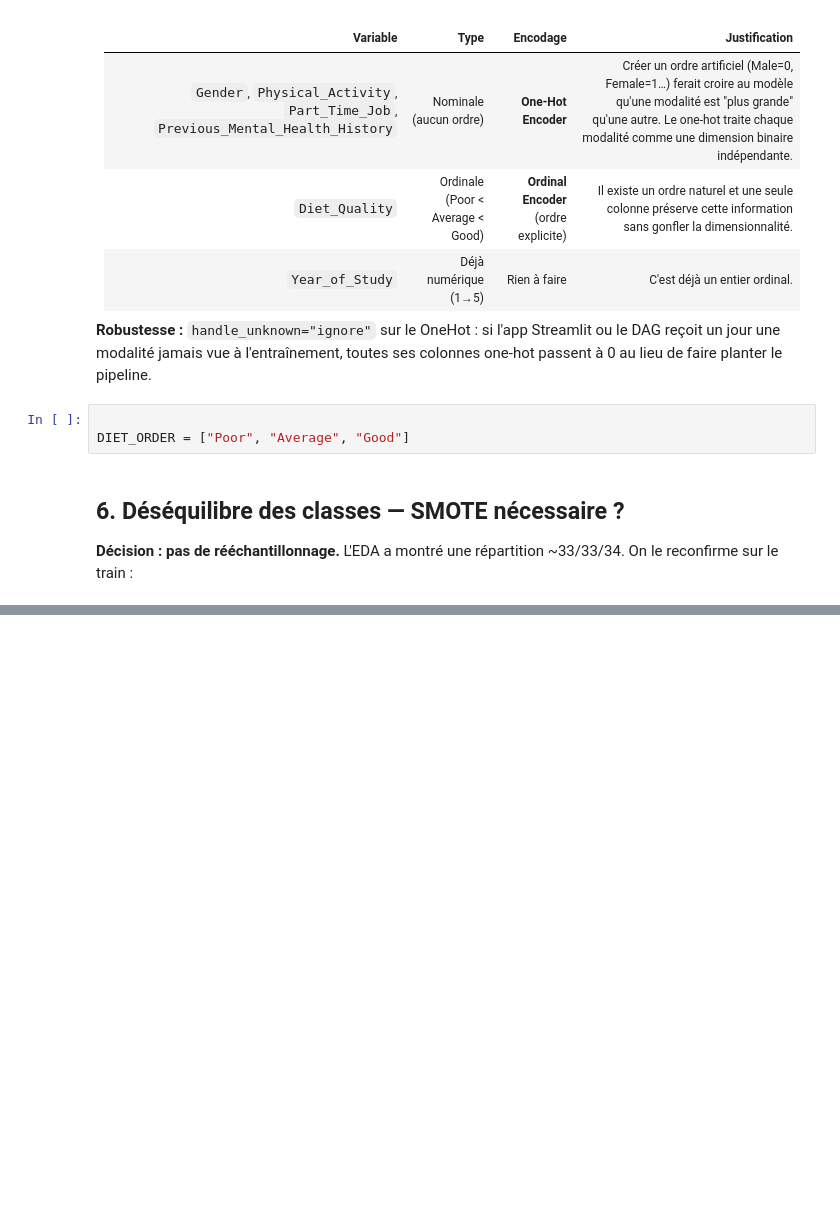
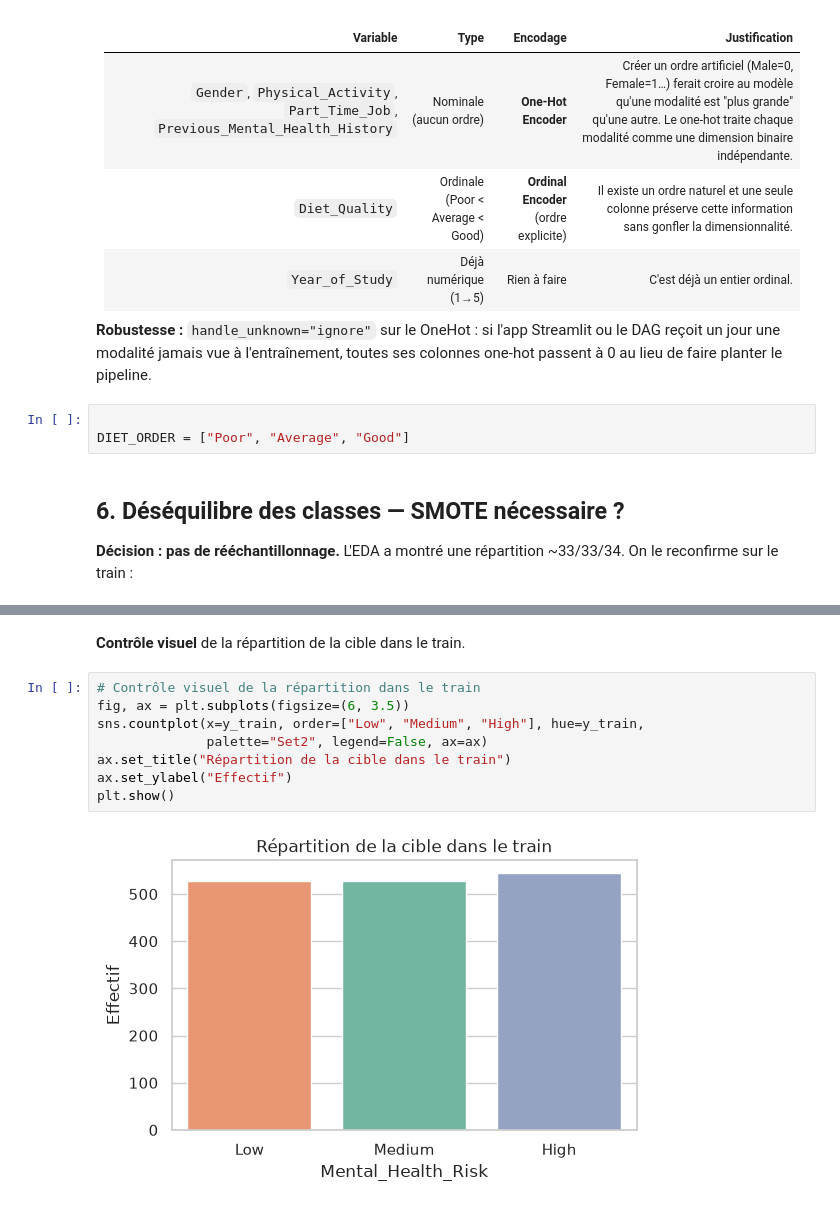
Before and after one commit to MohamedRahoumi/Pr-diction-du-risque-de-sant-mentale-chez-les-tudiants, a Jupyter notebook: notebooks/2-preprocessing.ipynb, the cells around one changed output, grey strips where cells are left out. Drawn from its saved outputs; the diff is of its cells as text; blank space fills up the shorter version.

```diff
--- a/notebooks/2-preprocessing.ipynb
+++ b/notebooks/2-preprocessing.ipynb
@@ -236,0 +264,12 @@ DIET_ORDER = ["Poor", "Average", "Good"]
+# %% [markdown]
+**Contrôle visuel** de la répartition de la cible dans le train.
+# %%
+# Contrôle visuel de la répartition dans le train
+fig, ax = plt.subplots(figsize=(6, 3.5))
+sns.countplot(x=y_train, order=["Low", "Medium", "High"], hue=y_train,
+              palette="Set2", legend=False, ax=ax)
+ax.set_title("Répartition de la cible dans le train")
+ax.set_ylabel("Effectif")
+plt.show()
+# %% [output]
+[figure, added]
```
Also changed, not shown: parts of 4 cells of this notebook.
